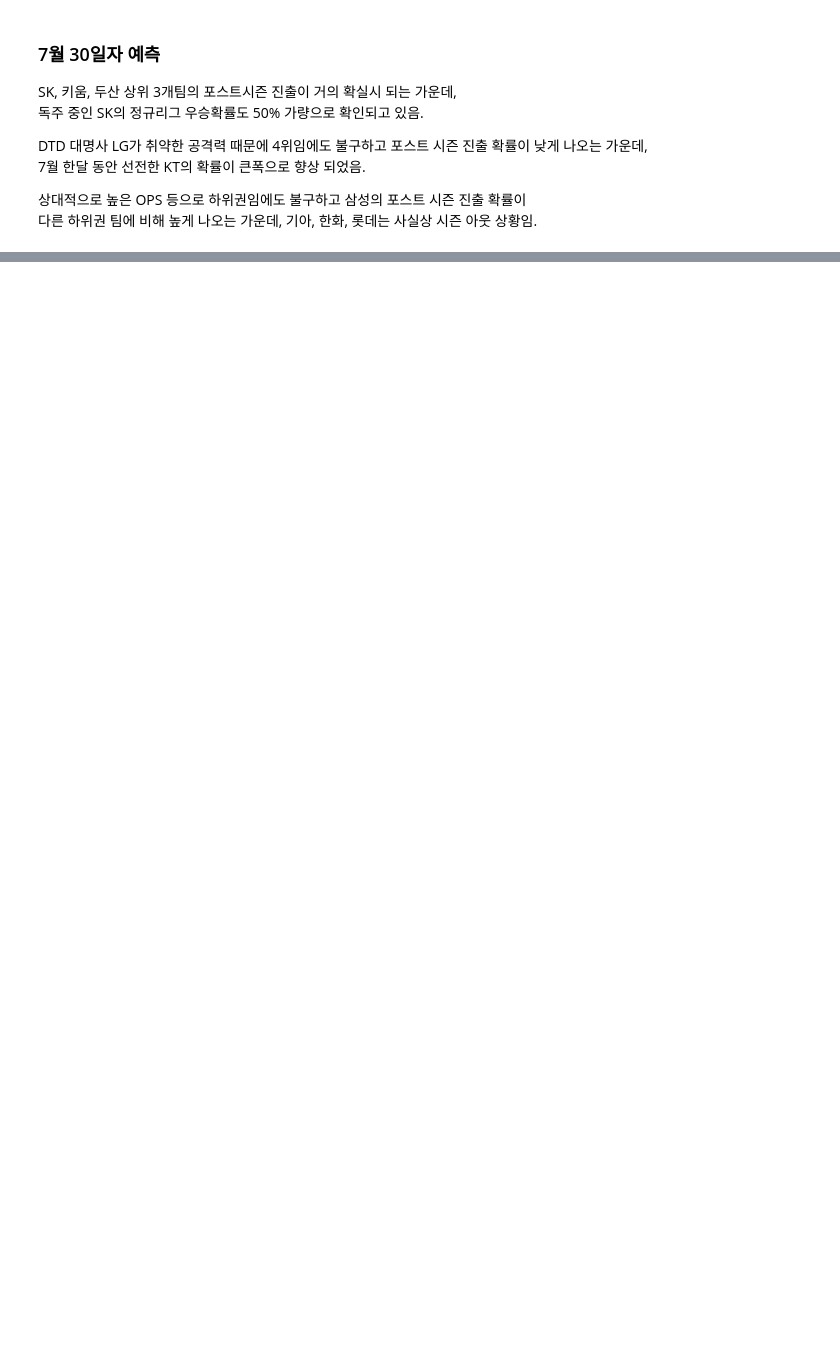
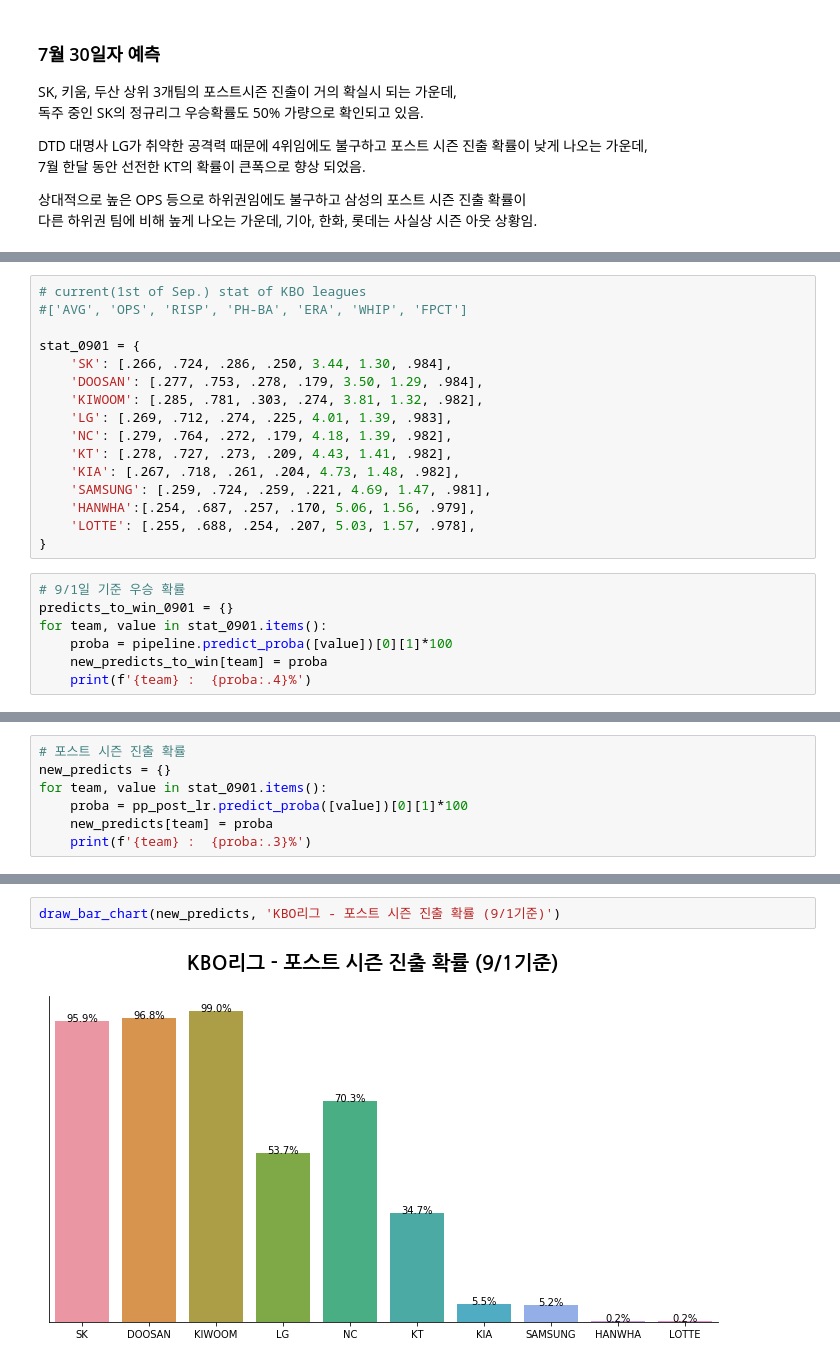
Before and after one commit to Teosoft7/predict_kbo, a Jupyter notebook: predict_kbo.ipynb, the cells around one changed output, grey strips where cells are left out. Saved outputs shown, nothing was run; the diff lists cells and outputs as text; blank space fills up the shorter version.

```diff
--- a/predict_kbo.ipynb
+++ b/predict_kbo.ipynb
@@ -492,0 +497,23 @@ DTD 대명사 LG가 취약한 공격력 때문에 4위임에도 불구하고 포
+# %%
+# current(1st of Sep.) stat of KBO leagues
+#['AVG', 'OPS', 'RISP', 'PH-BA', 'ERA', 'WHIP', 'FPCT']
+
+stat_0901 = {
+    'SK': [.266, .724, .286, .250, 3.44, 1.30, .984],
+    'DOOSAN': [.277, .753, .278, .179, 3.50, 1.29, .984],
+    'KIWOOM': [.285, .781, .303, .274, 3.81, 1.32, .982],
+    'LG': [.269, .712, .274, .225, 4.01, 1.39, .983],
+    'NC': [.279, .764, .272, .179, 4.18, 1.39, .982],
+    'KT': [.278, .727, .273, .209, 4.43, 1.41, .982],
+    'KIA': [.267, .718, .261, .204, 4.73, 1.48, .982],
+    'SAMSUNG': [.259, .724, .259, .221, 4.69, 1.47, .981],
+    'HANWHA':[.254, .687, .257, .170, 5.06, 1.56, .979],
+    'LOTTE': [.255, .688, .254, .207, 5.03, 1.57, .978],
+}
+# %%
+# 9/1일 기준 우승 확률
+predicts_to_win_0901 = {}
+for team, value in stat_0901.items():
+    proba = pipeline.predict_proba([value])[0][1]*100
+    new_predicts_to_win[team] = proba
+    print(f'{team} :  {proba:.4}%')
@@ -492,0 +531,7 @@ DTD 대명사 LG가 취약한 공격력 때문에 4위임에도 불구하고 포
+# %%
+# 포스트 시즌 진출 확률
+new_predicts = {}
+for team, value in stat_0901.items():
+    proba = pp_post_lr.predict_proba([value])[0][1]*100
+    new_predicts[team] = proba
+    print(f'{team} :  {proba:.3}%')
@@ -492,0 +549,4 @@ DTD 대명사 LG가 취약한 공격력 때문에 4위임에도 불구하고 포
+# %%
+draw_bar_chart(new_predicts, 'KBO리그 - 포스트 시즌 진출 확률 (9/1기준)')
+# %% [output]
+[figure, added]
```
Also changed, not shown: parts of 15 cells of this notebook, 2 other files.
